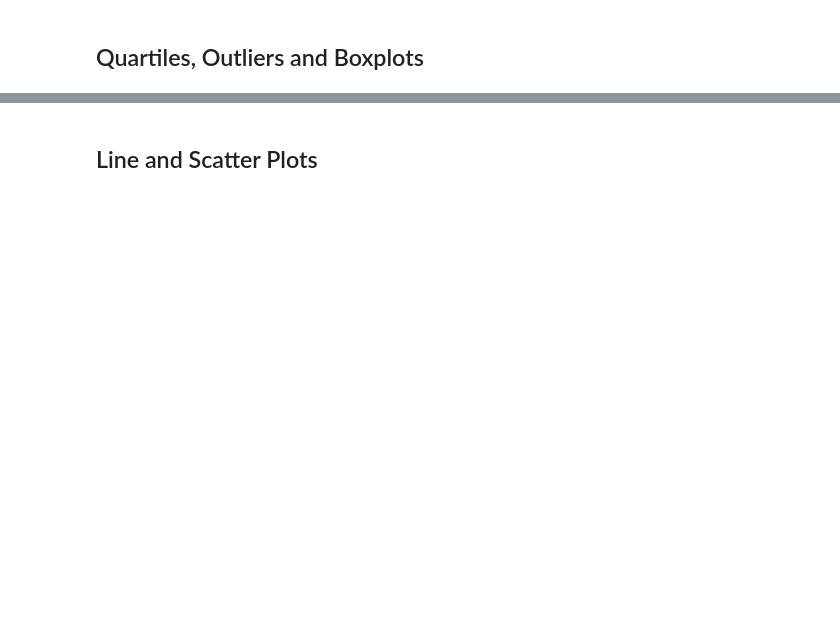
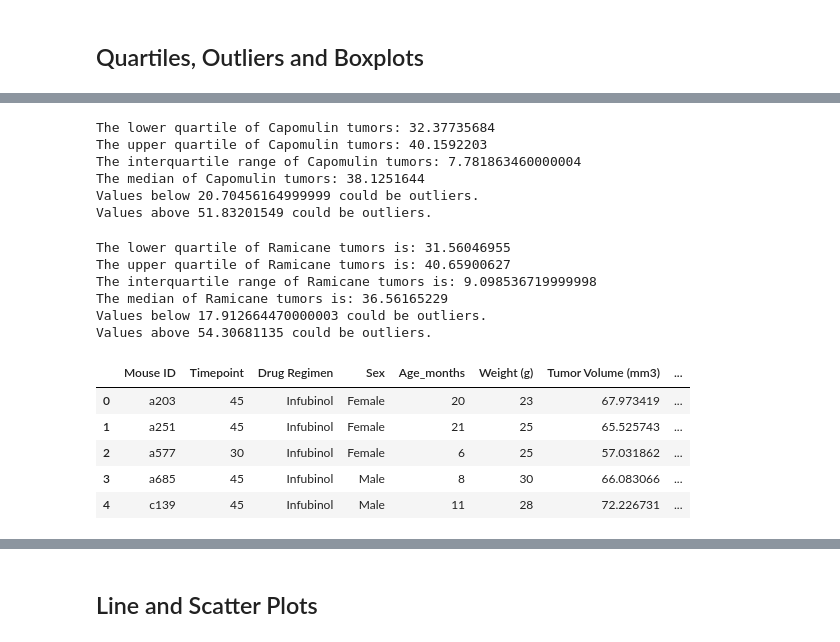
Before and after one commit to tshreenidhi/Matplotlib_Challenge, a Jupyter notebook: Starter_Code/Pymaceuticals/pymaceuticals_starter.ipynb, the cells around one changed output, grey strips where cells are left out. Cells and saved outputs as stored; diff of their text form; code cells hidden in the pictures; blank space fills up the shorter version.

```diff
--- a/Starter_Code/Pymaceuticals/pymaceuticals_starter.ipynb
+++ b/Starter_Code/Pymaceuticals/pymaceuticals_starter.ipynb
@@ -214,0 +219,73 @@ Ramicane_tumors = Ramicane_merge["Tumor Volume (mm3)"]
+# %%
+Capomulin_tumors = Capomulin_merge["Tumor Volume (mm3)"]
+
+quartiles =Capomulin_tumors.quantile([.25,.5,.75])
+lowerq = quartiles[0.25]
+upperq = quartiles[0.75]
+iqr = upperq-lowerq
+
+
+print(f"The lower quartile of Capomulin tumors: {lowerq}")
+print(f"The upper quartile of Capomulin tumors: {upperq}")
+print(f"The interquartile range of Capomulin tumors: {iqr}")
+print(f"The median of Capomulin tumors: {quartiles[0.5]} ")
+
+lower_bound = lowerq - (1.5*iqr)
+upper_bound = upperq + (1.5*iqr)
+
+print(f"Values below {lower_bound} could be outliers.")
+print(f"Values above {upper_bound} could be outliers.")
+# %% [output]
+The lower quartile of Capomulin tumors: 32.37735684
+The upper quartile of Capomulin tumors: 40.1592203
+The interquartile range of Capomulin tumors: 7.781863460000004
+The median of Capomulin tumors: 38.1251644
+Values below 20.70456164999999 could be outliers.
+Values above 51.83201549 could be outliers.
+# %%
+# Merge this group df with the original dataframe to get the tumor volume at the last timepoint
+
+Ramicane_last = Ramicane_df.groupby('Mouse ID').max()['Timepoint']
+Ramicane_vol = pd.DataFrame(Ramicane_last)
+Ramicane_merge = pd.merge(Ramicane_vol, clean_df, on=("Mouse ID","Timepoint"),how="left")
+Ramicane_merge.head()
+Ramicane_tumors = Ramicane_merge["Tumor Volume (mm3)"]
+
+quartiles =Ramicane_tumors.quantile([.25,.5,.75])
+lowerq = quartiles[0.25]
+upperq = quartiles[0.75]
+iqr = upperq-lowerq
+
+
+print(f"The lower quartile of Ramicane tumors is: {lowerq}")
+print(f"The upper quartile of Ramicane tumors is: {upperq}")
+print(f"The interquartile range of Ramicane tumors is: {iqr}")
+print(f"The median of Ramicane tumors is: {quartiles[0.5]} ")
+
+lower_bound = lowerq - (1.5*iqr)
+upper_bound = upperq + (1.5*iqr)
+
+print(f"Values below {lower_bound} could be outliers.")
+print(f"Values above {upper_bound} could be outliers.")
+# %% [output]
+The lower quartile of Ramicane tumors is: 31.56046955
+The upper quartile of Ramicane tumors is: 40.65900627
+The interquartile range of Ramicane tumors is: 9.098536719999998
+The median of Ramicane tumors is: 36.56165229
+Values below 17.912664470000003 could be outliers.
+Values above 54.30681135 could be outliers.
+# %%
+# Infubinol
+# Determine outliers using upper and lower bounds
+
+Infubinol_last = Infubinol_df.groupby('Mouse ID').max()['Timepoint']
+Infubinol_vol = pd.DataFrame(Infubinol_last)
+Infubinol_merge = pd.merge(Infubinol_vol, clean_df, on=("Mouse ID","Timepoint"),how="left")
+Infubinol_merge.head()
+# %% [output]
+|  | Mouse ID | Timepoint | Drug Regimen | Sex | Age_months | Weight (g) | Tumor Volume (mm3) | ... |
+| 0 | a203 | 45 | Infubinol | Female | 20 | 23 | 67.973419 | ... |
+| 1 | a251 | 45 | Infubinol | Female | 21 | 25 | 65.525743 | ... |
+| 2 | a577 | 30 | Infubinol | Female | 6 | 25 | 57.031862 | ... |
+| 3 | a685 | 45 | Infubinol | Male | 8 | 30 | 66.083066 | ... |
+| 4 | c139 | 45 | Infubinol | Male | 11 | 28 | 72.226731 | ... |
```
Also changed, not shown: parts of 22 cells of this notebook.
